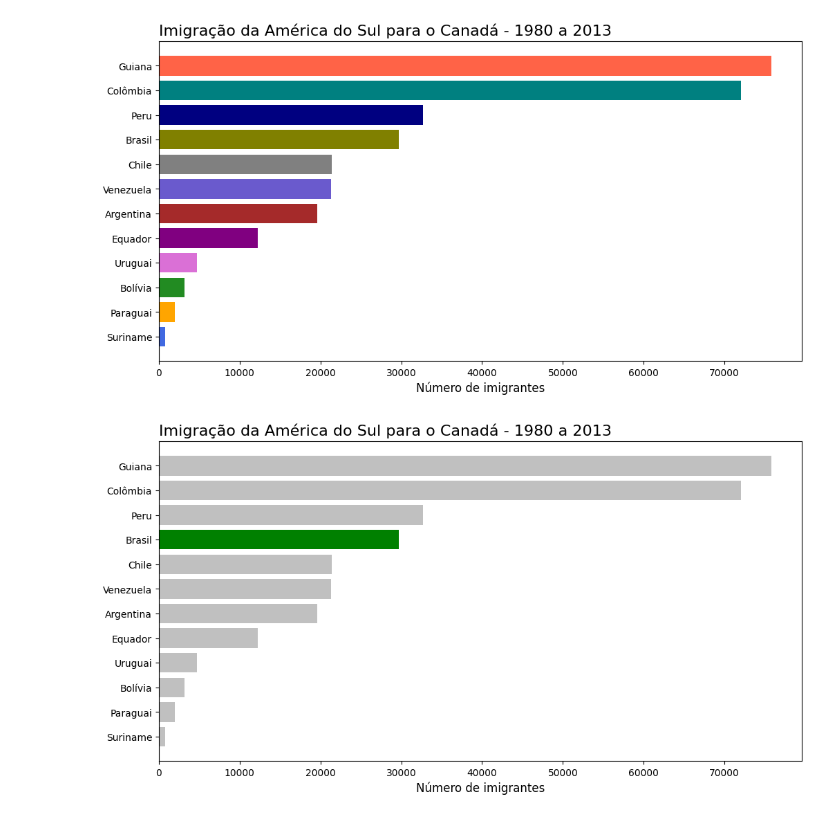
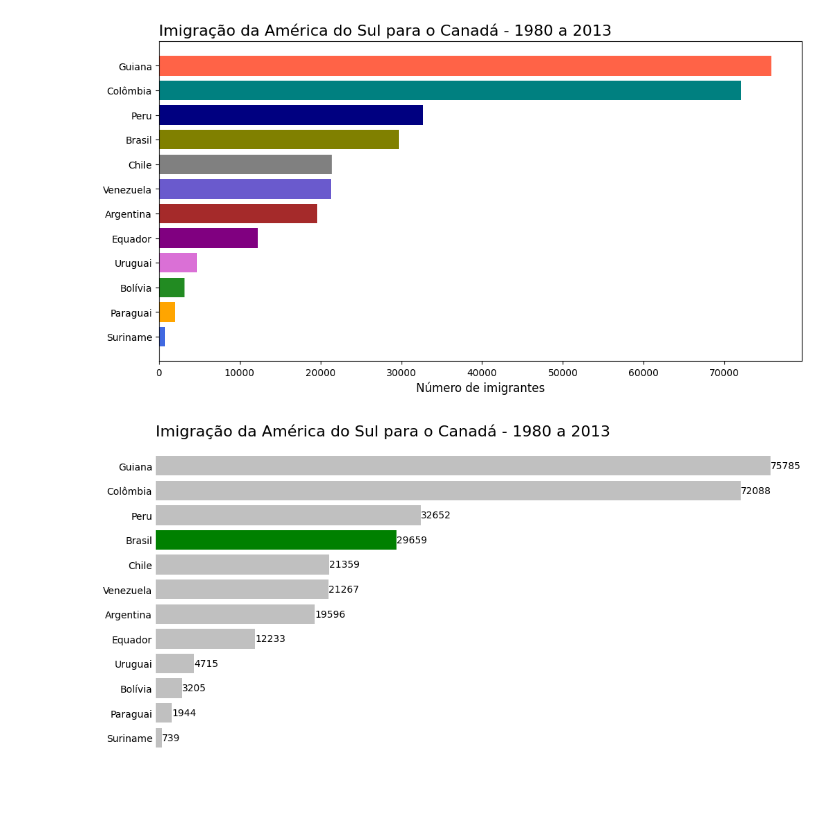
Before and after one commit to edupmon/alura, a Jupyter notebook: data-science/data-viz-python/data-viz-python.ipynb, the cells around one changed output. Cells and saved outputs as stored; diff of their text form; code cells hidden in the pictures.

```diff
--- a/data-science/data-viz-python/data-viz-python.ipynb
+++ b/data-science/data-viz-python/data-viz-python.ipynb
@@ -235,17 +235,26 @@ plt.show()
 # %%
 cores = []
 
 for pais in america_sul_ordenado.index:
     if pais == 'Brasil':
         cores.append('green')
     else:
         cores.append('silver')
 
 fig, ax = plt.subplots(figsize=(12, 6))
 ax.barh(america_sul_ordenado.index, america_sul_ordenado['Total'], color=cores)
 ax.set_title('Imigração da América do Sul para o Canadá - 1980 a 2013',
              loc='left', fontsize=16)
 ax.set_xlabel('Número de imigrantes', fontsize=12)
+
+for i, v in enumerate(america_sul_ordenado['Total']):
+    ax.text(v + 10, i, str(v), color='black', fontsize=10, ha='left',
+            va='center')
+
+ax.set_frame_on(False)
+ax.get_xaxis().set_visible(False)
+ax.tick_params(axis='both', which='both', length=0)
+
 plt.show()
 # %% [output]
-[figure, old version]
+[figure, new version]
```
